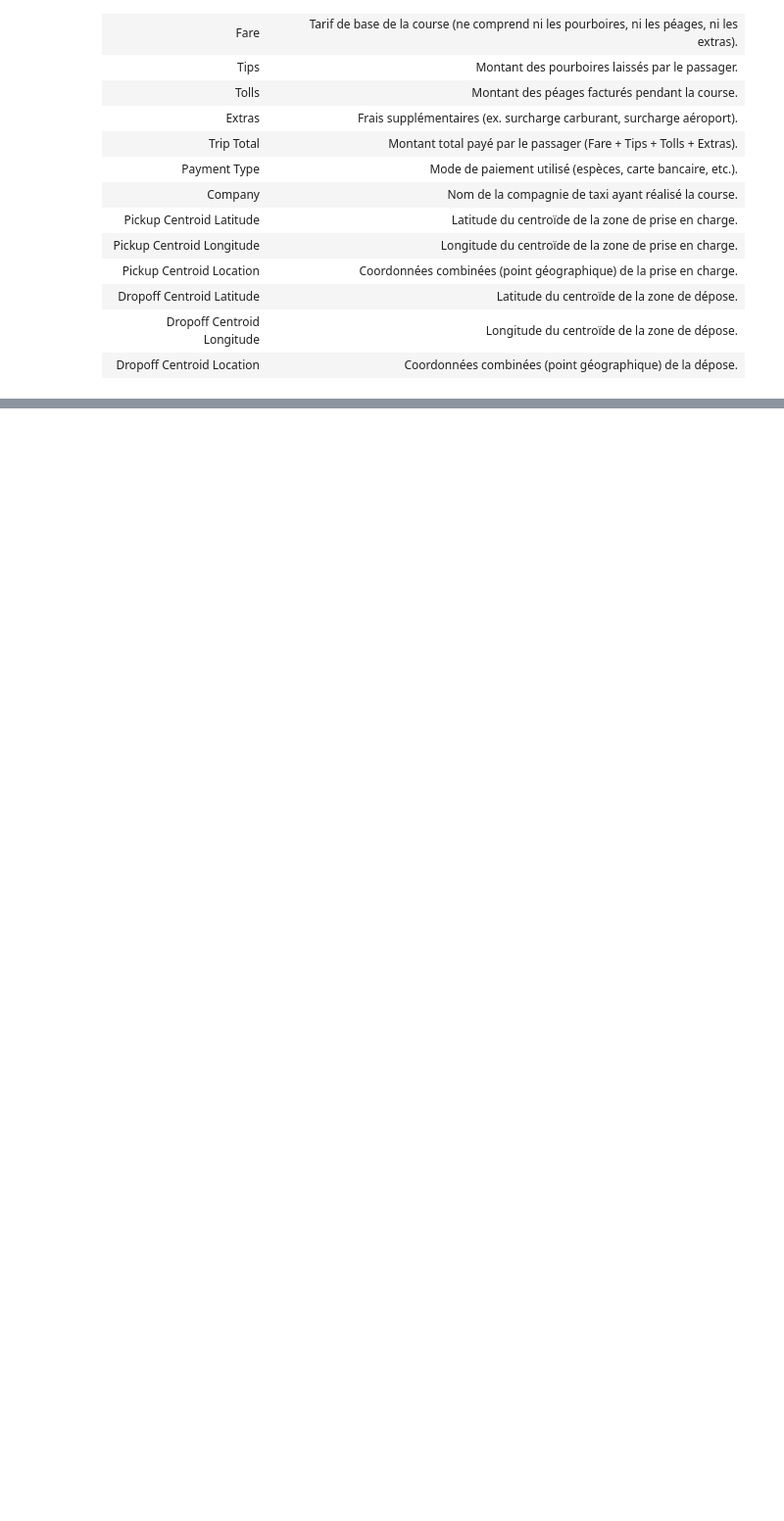
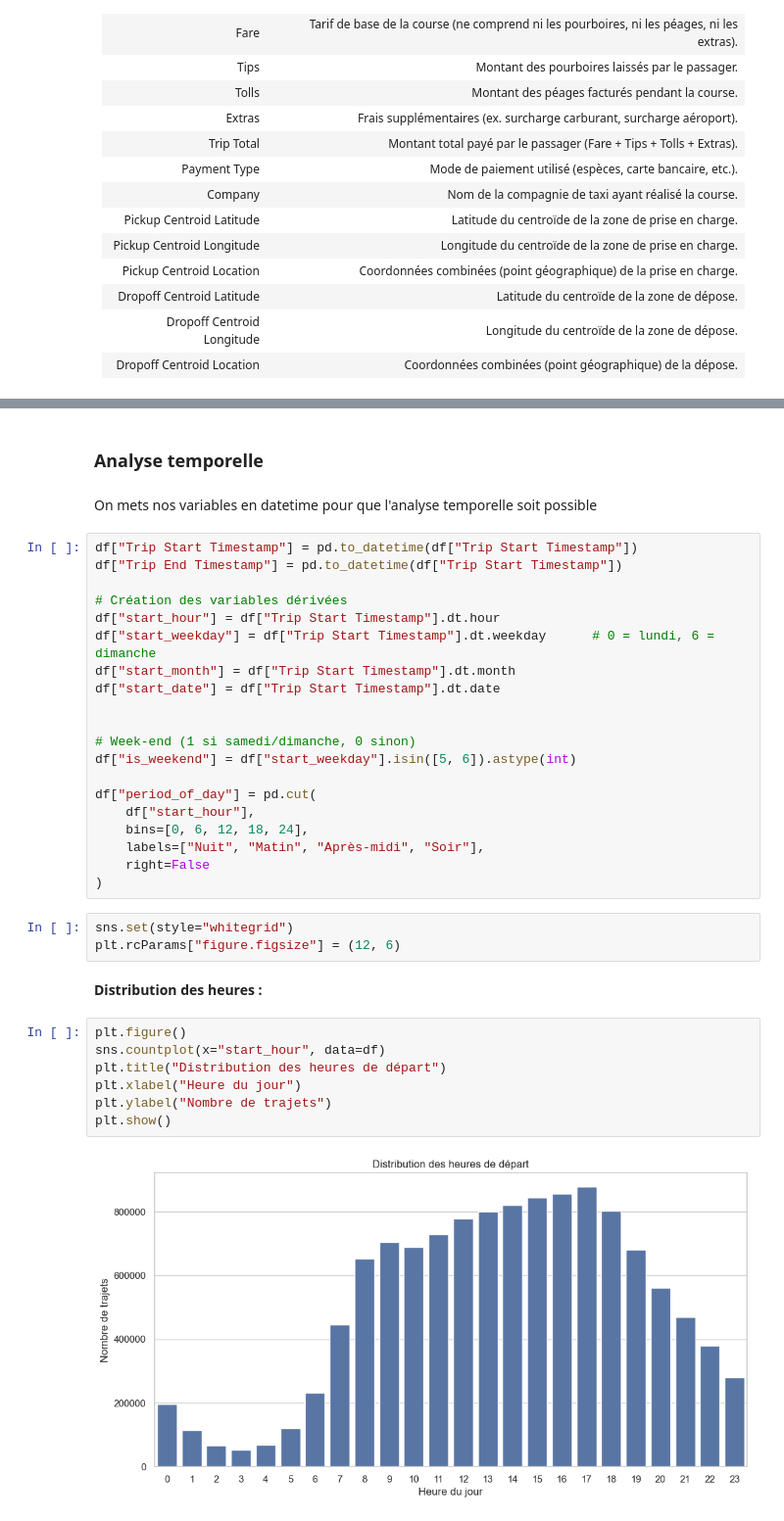
Before and after one commit to jbcheze/Predicting_Airline_Ticket_Prices, a Jupyter notebook: notebook/JB_Taxi.ipynb, the cells around one changed output, grey strips where cells are left out. Shown at 98% size. Drawn from its saved outputs; the diff is of its cells as text; blank space fills up the shorter version.

```diff
--- a/notebook/JB_Taxi.ipynb
+++ b/notebook/JB_Taxi.ipynb
@@ -590,0 +597,38 @@ memory usage: 1.5+ GB
+# %% [markdown]
+### Analyse temporelle
+# %% [markdown]
+On mets nos variables en datetime pour que l'analyse temporelle soit possible
+# %%
+df["Trip Start Timestamp"] = pd.to_datetime(df["Trip Start Timestamp"])
+df["Trip End Timestamp"] = pd.to_datetime(df["Trip Start Timestamp"])
+
+# Création des variables dérivées
+df["start_hour"] = df["Trip Start Timestamp"].dt.hour
+df["start_weekday"] = df["Trip Start Timestamp"].dt.weekday      # 0 = lundi, 6 = dimanche
+df["start_month"] = df["Trip Start Timestamp"].dt.month
+df["start_date"] = df["Trip Start Timestamp"].dt.date
+
+
+# Week-end (1 si samedi/dimanche, 0 sinon)
+df["is_weekend"] = df["start_weekday"].isin([5, 6]).astype(int)
+
+df["period_of_day"] = pd.cut(
+    df["start_hour"],
+    bins=[0, 6, 12, 18, 24],
+    labels=["Nuit", "Matin", "Après-midi", "Soir"],
+    right=False
+)
+# %%
+sns.set(style="whitegrid")
+plt.rcParams["figure.figsize"] = (12, 6)
+# %% [markdown]
+**Distribution des heures :**
+# %%
+plt.figure()
+sns.countplot(x="start_hour", data=df)
+plt.title("Distribution des heures de départ")
+plt.xlabel("Heure du jour")
+plt.ylabel("Nombre de trajets")
+plt.show()
+# %% [output]
+[figure, added]
```
Also changed, not shown: parts of 70 cells of this notebook.
